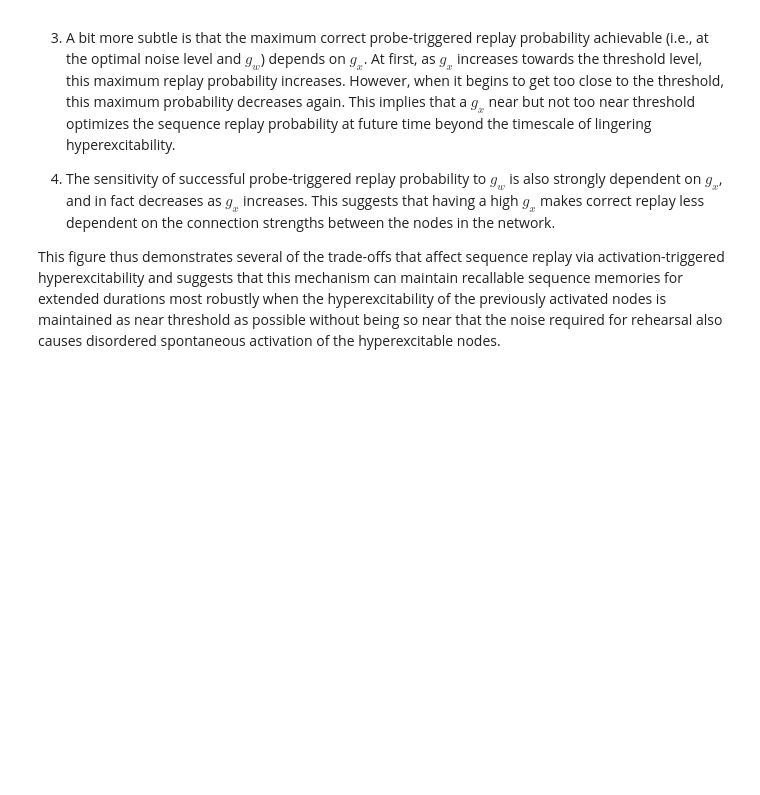
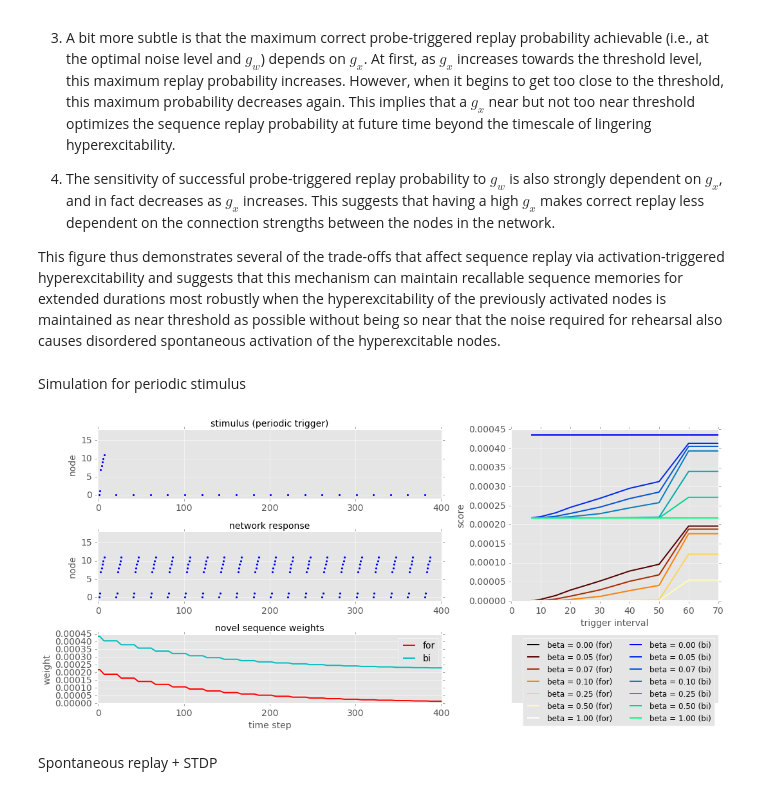
Before and after one commit to rkp8000/nothing_but_reruns, a Jupyter notebook: _paper_draft.ipynb, the cells around one changed output. Cells and saved outputs as stored; diff of their text form; code cells hidden in the pictures; blank space fills up the shorter version.

```diff
--- a/_paper_draft.ipynb
+++ b/_paper_draft.ipynb
@@ -89,3 +89,5 @@ This figure demonstrates that spontaneous noise can extend the duration over whi
 4. The sensitivity of successful probe-triggered replay probability to $g_w$ is also strongly dependent on $g_x$, and in fact decreases as $g_x$ increases. This suggests that having a high $g_x$ makes correct replay less dependent on the connection strengths between the nodes in the network.
 
 This figure thus demonstrates several of the trade-offs that affect sequence replay via activation-triggered hyperexcitability and suggests that this mechanism can maintain recallable sequence memories for extended durations most robustly when the hyperexcitability of the previously activated nodes is maintained as near threshold as possible without being so near that the noise required for rehearsal also causes disordered spontaneous activation of the hyperexcitable nodes.
+# %% [markdown]
+Simulation for periodic stimulus
@@ -91,0 +133,40 @@ This figure thus demonstrates several of the trade-offs that affect sequence rep
+# %%
+%matplotlib inline
+from figures.final_paper import replay_plus_stdp_periodic_stim
+
+replay_plus_stdp_periodic_stim(
+    NETWORK_SIZE=6, V_TH=1.5, RP=2, ALPHA=1, BETA_0=0, BETA_1=0.07,
+    T_X=50, G_X=1.3, W_0=0.5, W_1=1.1,
+    SEQS_STRONG=[
+        # seq 1 forward
+        [(0, -6), (-1, -5), (-2, -4), (-3, -3), (-3, -1), (-3, 1), (-3, 3)],
+        # seq 1 reverse
+        [(-3, 3), (-3, 1), (-3, -1), (-3, -3), (-2, -4), (-1, -5), (0, -6)],
+        # seq 2 forward
+        [(0, -6), (0, -4), (0, -2), (0, 0), (0, 2), (0, 4), (0, 6)],
+        # seq 2 reverse
+        [(0, 6), (0, 4), (0, 2), (0, 0), (0, -2), (0, -4), (0, -6)],
+        # seq 3 forward
+        [(0, -6), (1, -5), (2, -4), (3, -3), (3, -1), (3, 1), (3, 3)],
+        # seq 3 reverse
+        [(3, 3), (3, 1), (3, -1), (3, -3), (2, -4), (1, -5), (0, -6)],
+    ],
+    SEQ_NOVEL=[(0, -6), (-1, -5), (-1, -3), (-1, -1), (-1, 1), (-1, 3), (-1, 5)],
+    DRIVE_AMP=10, DURATION=400,
+    LABEL='periodic trigger',
+    SEED=0,
+    NOISE_STD=0,
+    TRIGGER_INTERVAL=20,
+    TRIGGER_SEQ=[(0, -6)],
+    INTERRUPTION_TIME=None,
+    INTERRUPTION_SEQ=[(0, -6), (-1, -5), (-2, -4), (-3, -3), (-3, -1), (-3, 1), (-3, 3)],
+    NODE_ORDER=[
+        (0, -6), (-1, -5), (-2, -4), (-3, -3), (-3, -1), (-3, 1),
+        (-3, 3), (-1, -3), (-1, -1), (-1, 1), (-1, 3), (-1, 5),
+    ],
+    GROUP='periodic_stim',
+    G_XS_STATS=[1.3]);
+# %% [output]
+[figure, added]
+# %% [markdown]
+Spontaneous replay + STDP
```
Also changed, not shown: parts of 7 cells of this notebook.
